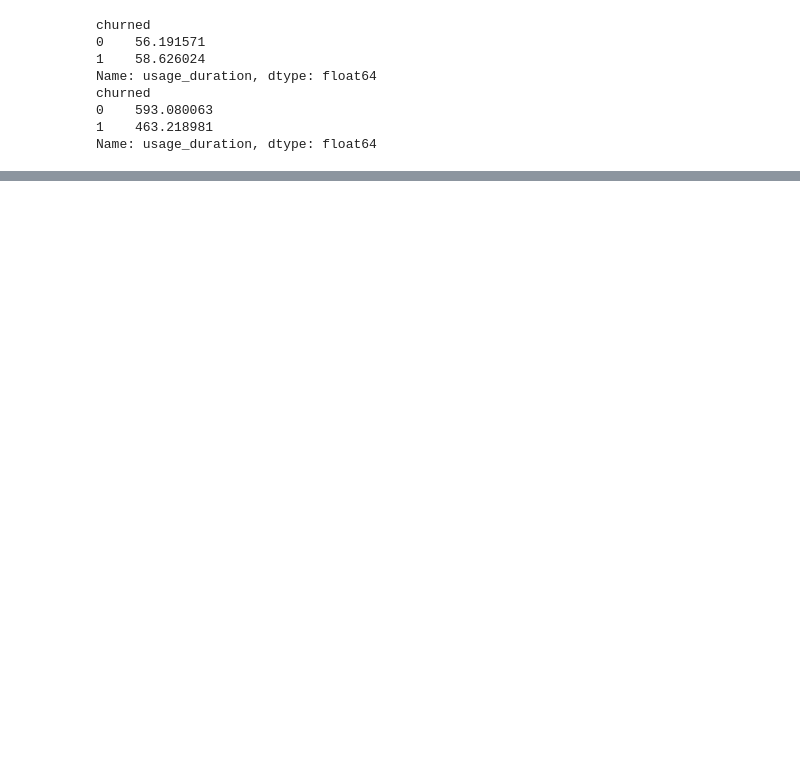
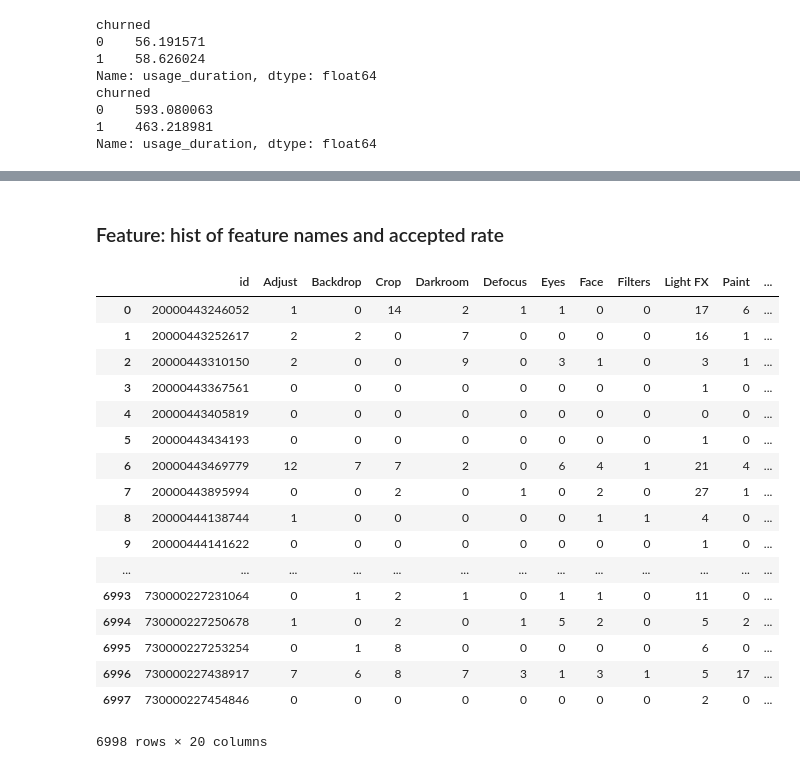
Before and after one commit to razf/Datahack2018, a Jupyter notebook: exploration_usage.ipynb, the cells around one changed output, grey strips where cells are left out. Drawn from its saved outputs; the diff is of its cells as text; code cells hidden in the pictures; blank space fills up the shorter version.

```diff
--- a/exploration_usage.ipynb
+++ b/exploration_usage.ipynb
@@ -99,0 +145,32 @@ num_of_sessions.to_csv('number_sessions.csv')
+# %% [markdown]
+### Feature: hist of feature names and accepted rate
+# %%
+#Let's create a table with statistic summaries: rows correspond to users; columns to various statistics:
+users_usage_summaries = pd.pivot_table(df_usage[['id', 'feature_name']], index=['id'], columns=['feature_name'], aggfunc=len, fill_value=0)
+
+#Let's add the mean of 'accepted' for each user:
+accepted_rate = df_usage.groupby(['id'])['accepted'].mean().to_frame()
+churned = joined_df.groupby(['id'])['churned'].mean().to_frame()
+users_usage_summaries = users_usage_summaries.join(accepted_rate, how='left').join(churned, how='left')
+users_usage_summaries.reset_index(level=0, inplace=True)
+users_usage_summaries.to_csv('feature_hist.csv', index=False)
+users_usage_summaries.head()
+# %% [output]
+|  | id | Adjust | Backdrop | Crop | Darkroom | Defocus | Eyes | Face | Filters | Light FX | Paint | ... |
+| 0 | 20000443246052 | 1 | 0 | 14 | 2 | 1 | 1 | 0 | 0 | 17 | 6 | ... |
+| 1 | 20000443252617 | 2 | 2 | 0 | 7 | 0 | 0 | 0 | 0 | 16 | 1 | ... |
+| 2 | 20000443310150 | 2 | 0 | 0 | 9 | 0 | 3 | 1 | 0 | 3 | 1 | ... |
+| 3 | 20000443367561 | 0 | 0 | 0 | 0 | 0 | 0 | 0 | 0 | 1 | 0 | ... |
+| 4 | 20000443405819 | 0 | 0 | 0 | 0 | 0 | 0 | 0 | 0 | 0 | 0 | ... |
+| 5 | 20000443434193 | 0 | 0 | 0 | 0 | 0 | 0 | 0 | 0 | 1 | 0 | ... |
+| 6 | 20000443469779 | 12 | 7 | 7 | 2 | 0 | 6 | 4 | 1 | 21 | 4 | ... |
+| 7 | 20000443895994 | 0 | 0 | 2 | 0 | 1 | 0 | 2 | 0 | 27 | 1 | ... |
+| 8 | 20000444138744 | 1 | 0 | 0 | 0 | 0 | 0 | 1 | 1 | 4 | 0 | ... |
+| 9 | 20000444141622 | 0 | 0 | 0 | 0 | 0 | 0 | 0 | 0 | 1 | 0 | ... |
+| ... | ... | ... | ... | ... | ... | ... | ... | ... | ... | ... | ... | ... |
+| 6993 | 730000227231064 | 0 | 1 | 2 | 1 | 0 | 1 | 1 | 0 | 11 | 0 | ... |
+| 6994 | 730000227250678 | 1 | 0 | 2 | 0 | 1 | 5 | 2 | 0 | 5 | 2 | ... |
+| 6995 | 730000227253254 | 0 | 1 | 8 | 0 | 0 | 0 | 0 | 0 | 6 | 0 | ... |
+| 6996 | 730000227438917 | 7 | 6 | 8 | 7 | 3 | 1 | 3 | 1 | 5 | 17 | ... |
+| 6997 | 730000227454846 | 0 | 0 | 0 | 0 | 0 | 0 | 0 | 0 | 2 | 0 | ... |
+6998 rows × 20 columns
```
Also changed, not shown: parts of 15 cells of this notebook.
